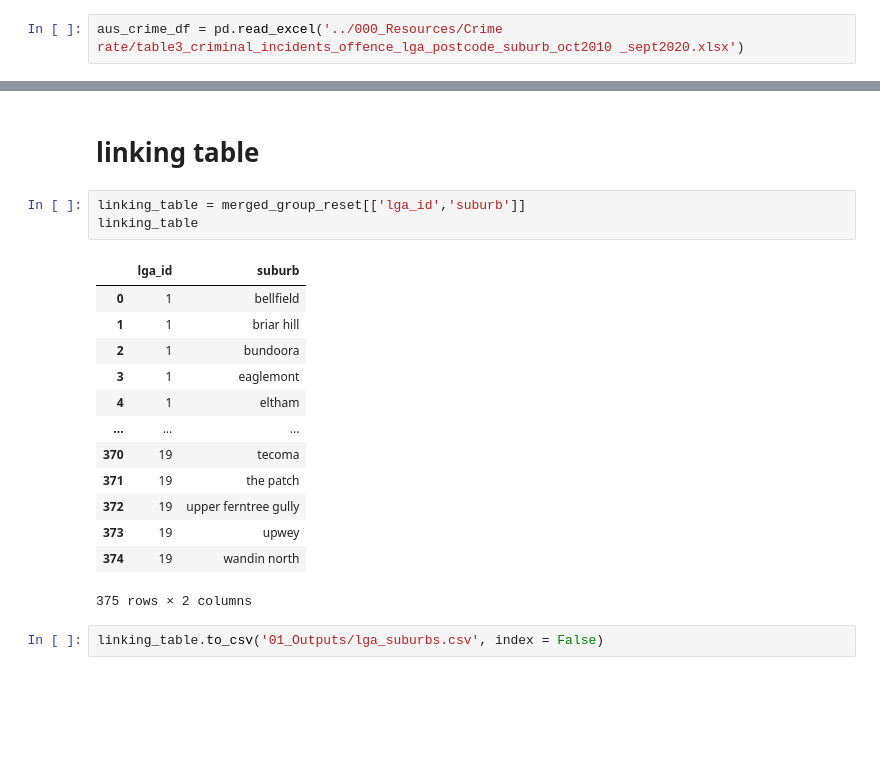
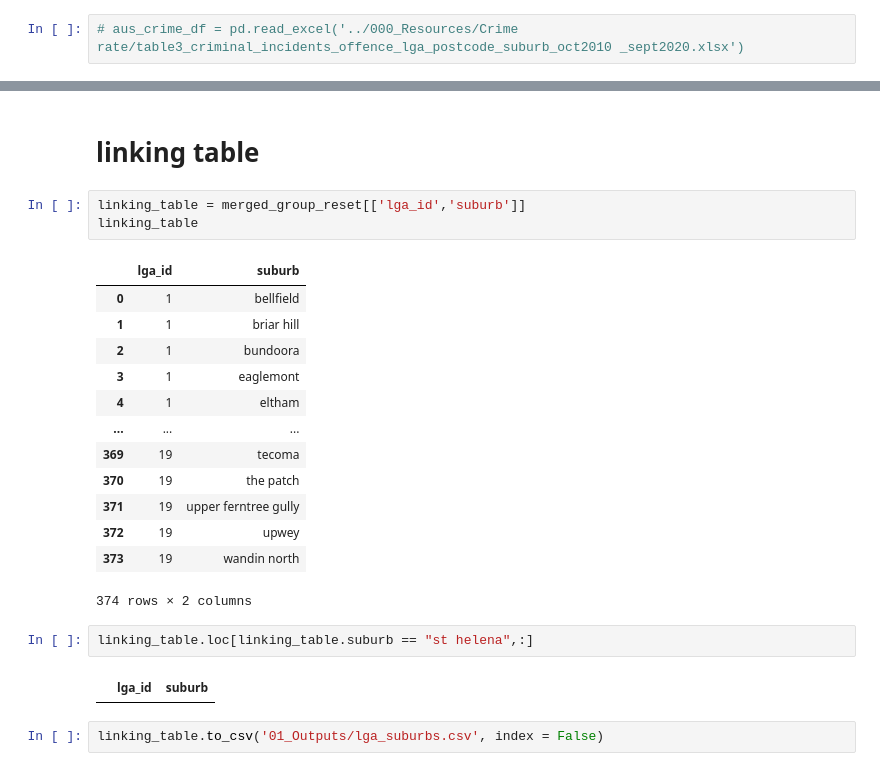
Before and after one commit to jMacProd/ETL-to-PostgreSQL, a Jupyter notebook: 001_Extract_Transform_Suburbs/03_creating_tables_for_sql_heesu_2_times_Output.ipynb, the cells around one changed output, grey strips where cells are left out. Cells and saved outputs as stored; diff of their text form; blank space fills up the shorter version.

```diff
--- a/001_Extract_Transform_Suburbs/03_creating_tables_for_sql_heesu_2_times_Output.ipynb
+++ b/001_Extract_Transform_Suburbs/03_creating_tables_for_sql_heesu_2_times_Output.ipynb
@@ -4,7 +4,7 @@ import numpy as np
 # %% [markdown]
 ### Reading in data of all australian crimes by local government area, suburb and offences
 # %%
-aus_crime_df = pd.read_excel('../000_Resources/Crime rate/table3_criminal_incidents_offence_lga_postcode_suburb_oct2010 _sept2020.xlsx')
+# aus_crime_df = pd.read_excel('../000_Resources/Crime rate/table3_criminal_incidents_offence_lga_postcode_suburb_oct2010 _sept2020.xlsx')
 # %%
 aus_crime_df
 # %% [output]
@@ -255,12 +255,16 @@ linking_table
 | 3 | 1 | eaglemont |
 | 4 | 1 | eltham |
 | ... | ... | ... |
-| 370 | 19 | tecoma |
-| 371 | 19 | the patch |
-| 372 | 19 | upper ferntree gully |
-| 373 | 19 | upwey |
-| 374 | 19 | wandin north |
+| 369 | 19 | tecoma |
+| 370 | 19 | the patch |
+| 371 | 19 | upper ferntree gully |
+| 372 | 19 | upwey |
+| 373 | 19 | wandin north |
-375 rows × 2 columns
+374 rows × 2 columns
+# %%
+linking_table.loc[linking_table.suburb == "st helena",:]
+# %% [output]
+|  | lga_id | suburb |
 # %%
 linking_table.to_csv('01_Outputs/lga_suburbs.csv', index = False)
 # %%
```
Also changed, not shown: parts of 6 cells of this notebook, 6 other files.
